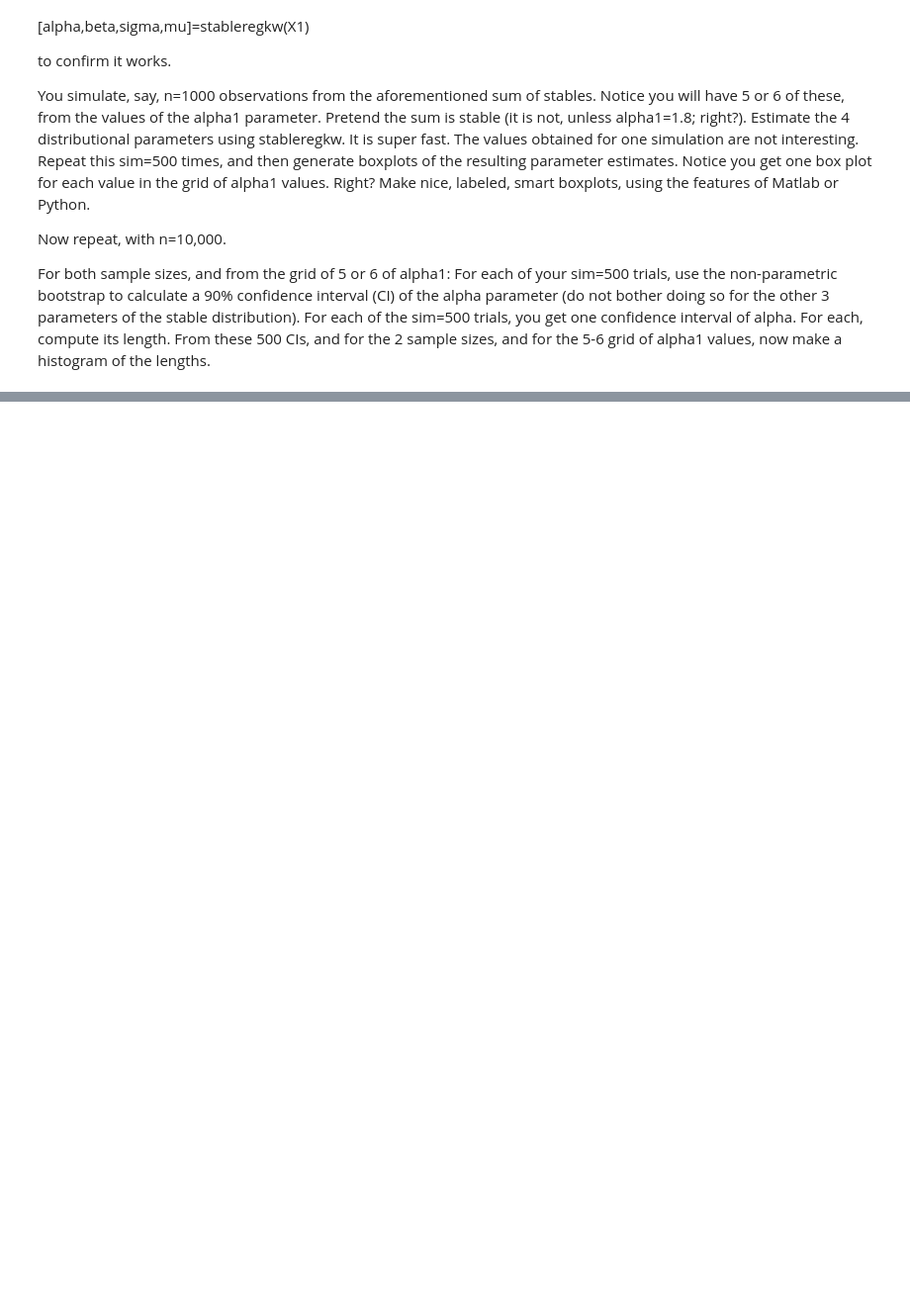
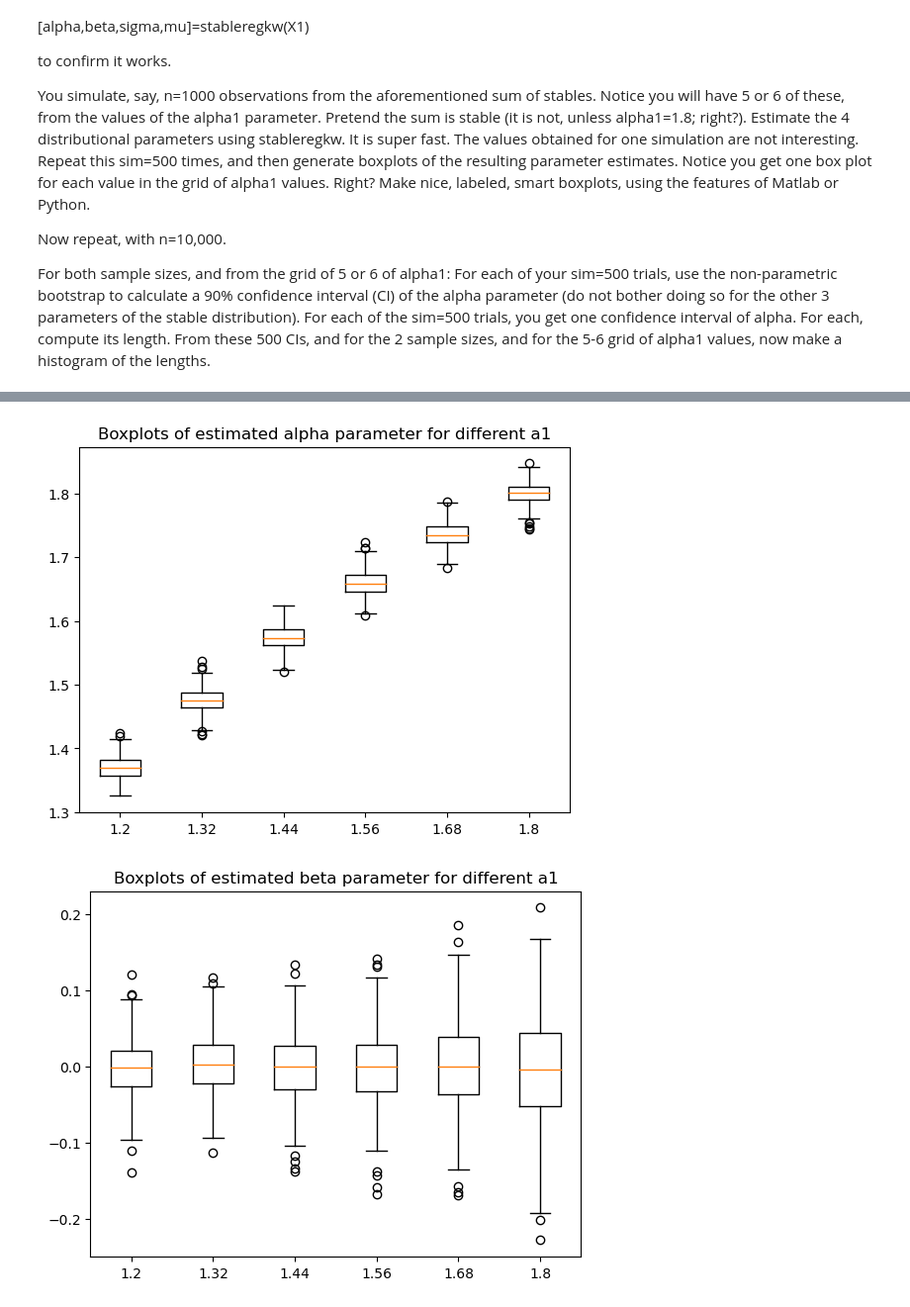
Before and after one commit to mmac00/SFF-Project-1, a Jupyter notebook: TASK 1.ipynb, the cells around one changed output, grey strips where cells are left out. Shown at 99% size. Drawn from its saved outputs; the diff is of its cells as text; code cells hidden in the pictures; blank space fills up the shorter version.

```diff
--- a/TASK 1.ipynb
+++ b/TASK 1.ipynb
@@ -536,0 +549,39 @@ plt.show()
+# %%
+alpha_2 = 1.8
+alpha_1_array = [1.2, 1.32, 1.44, 1.56, 1.68, 1.8]
+n = 10000
+sims = 500
+a_total, b_total, g_total, d_total = [], [], [], []
+for alpha_1 in alpha_1_array:
+    alphas, betas, gammas, deltas = [], [], [], []
+    for i in range(sims):
+        sample_1 = levy_stable.rvs(alpha_1, 0, size = n)
+        sample_2 = levy_stable.rvs(alpha_2, 0, size = n)
+        s = sample_1 + sample_2
+        a, b, g, d, = stableregkw(s)
+        alphas.append(a)
+        betas.append(b)
+        gammas.append(g)
+        deltas.append(d)
+    a_total.append(alphas)
+    b_total.append(betas)
+    g_total.append(gammas)
+    d_total.append(deltas)
+
+plt.boxplot(a_total, labels = alpha_1_array)
+plt.title("Boxplots of estimated alpha parameter for different a1")
+plt.show()
+plt.boxplot(b_total, labels = alpha_1_array)
+plt.title("Boxplots of estimated beta parameter for different a1")
+plt.show()
+plt.boxplot(g_total, labels = alpha_1_array)
+plt.title("Boxplots of estimated gamma parameter for different a1")
+plt.show()
+plt.boxplot(d_total, labels = alpha_1_array)
+plt.title("Boxplots of estimated delta parameter for different a1")
+plt.show()
+
+#add fixed axes for ALL to make it comparavle to n=1000
+# %% [output]
+[figure, added]
+[figure, added]
```
Also changed, not shown: parts of 2 cells of this notebook.
